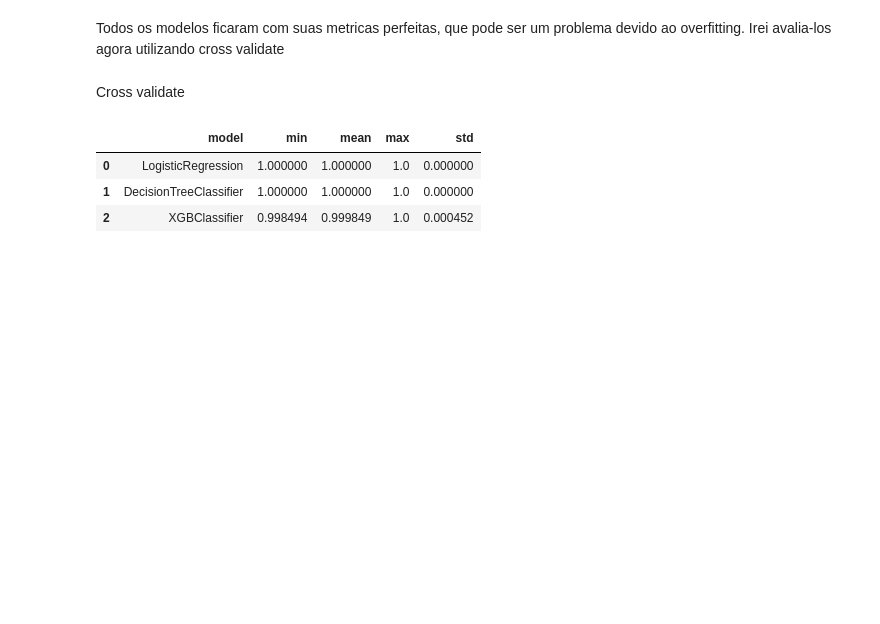
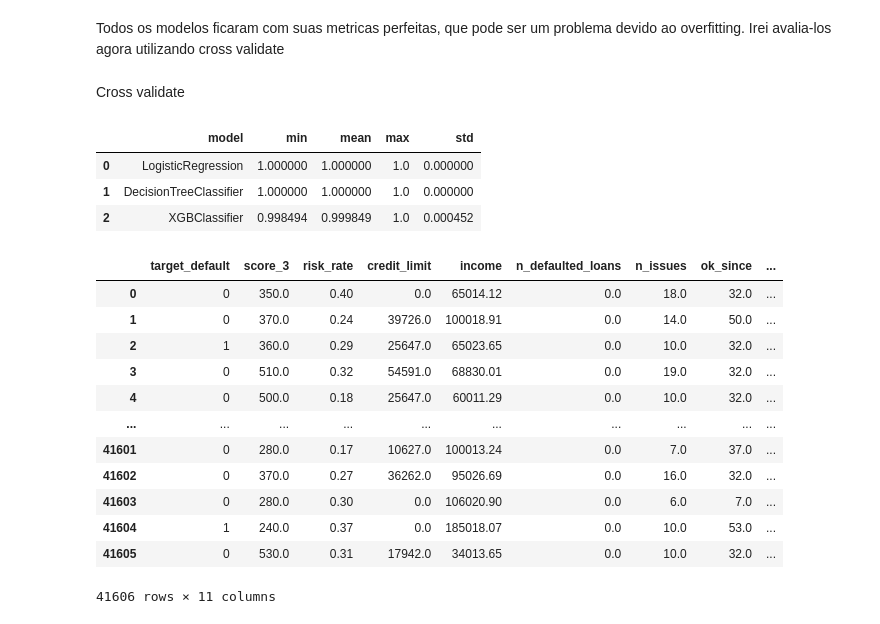
Before and after one commit to WesleySouza13/Nubank-Credit-Risk, a Jupyter notebook: notebooks/modeling.ipynb, the cells around one changed output. Saved outputs shown, nothing was run; the diff lists cells and outputs as text; code cells hidden in the pictures; blank space fills up the shorter version.

```diff
--- a/notebooks/modeling.ipynb
+++ b/notebooks/modeling.ipynb
@@ -174,3 +174,19 @@ display(df_cross)
 | 0 | LogisticRegression | 1.000000 | 1.000000 | 1.0 | 0.000000 |
 | 1 | DecisionTreeClassifier | 1.000000 | 1.000000 | 1.0 | 0.000000 |
 | 2 | XGBClassifier | 0.998494 | 0.999849 | 1.0 | 0.000452 |
+# %%
+df
+# %% [output]
+|  | target_default | score_3 | risk_rate | credit_limit | income | n_defaulted_loans | n_issues | ok_since | ... |
+| 0 | 0 | 350.0 | 0.40 | 0.0 | 65014.12 | 0.0 | 18.0 | 32.0 | ... |
+| 1 | 0 | 370.0 | 0.24 | 39726.0 | 100018.91 | 0.0 | 14.0 | 50.0 | ... |
+| 2 | 1 | 360.0 | 0.29 | 25647.0 | 65023.65 | 0.0 | 10.0 | 32.0 | ... |
+| 3 | 0 | 510.0 | 0.32 | 54591.0 | 68830.01 | 0.0 | 19.0 | 32.0 | ... |
+| 4 | 0 | 500.0 | 0.18 | 25647.0 | 60011.29 | 0.0 | 10.0 | 32.0 | ... |
+| ... | ... | ... | ... | ... | ... | ... | ... | ... | ... |
+| 41601 | 0 | 280.0 | 0.17 | 10627.0 | 100013.24 | 0.0 | 7.0 | 37.0 | ... |
+| 41602 | 0 | 370.0 | 0.27 | 36262.0 | 95026.69 | 0.0 | 16.0 | 32.0 | ... |
+| 41603 | 0 | 280.0 | 0.30 | 0.0 | 106020.90 | 0.0 | 6.0 | 7.0 | ... |
+| 41604 | 1 | 240.0 | 0.37 | 0.0 | 185018.07 | 0.0 | 10.0 | 53.0 | ... |
+| 41605 | 0 | 530.0 | 0.31 | 17942.0 | 34013.65 | 0.0 | 10.0 | 32.0 | ... |
+41606 rows × 11 columns
```
Also changed, not shown: parts of 1 cell of this notebook, 4 other files.
